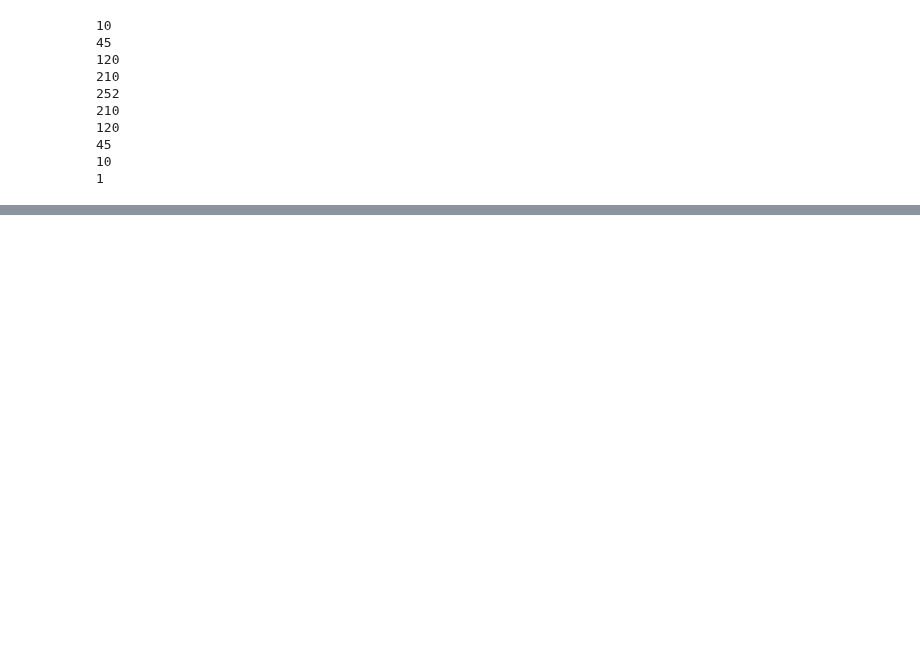
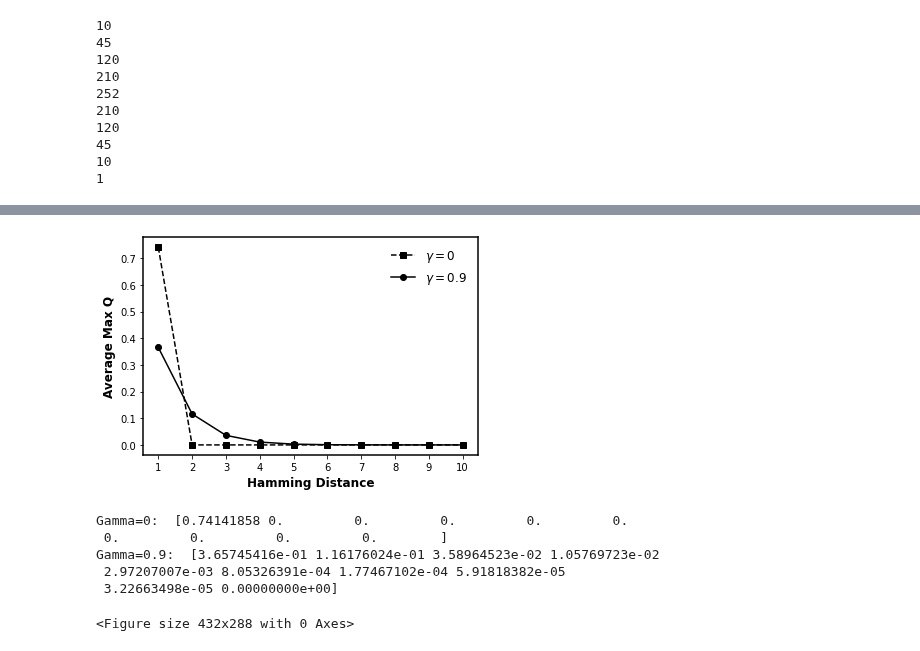
Before and after one commit to GrandJune/HAI, a Jupyter notebook: Denrell2004/Results.ipynb, the cells around one changed output, grey strips where cells are left out. Drawn from its saved outputs; the diff is of its cells as text; code cells hidden in the pictures; blank space fills up the shorter version.

```diff
--- a/Denrell2004/Results.ipynb
+++ b/Denrell2004/Results.ipynb
@@ -80,38 +80,69 @@ plt.clf()
 # %%
 from Q_learning import Agent
 import numpy as np
-results = []
-gamma = 0
+
+# gamma = 0
+results_gamma_0 = []
 for _ in range(100):
+    np.random.seed(None)
     q_agent = Agent(N=10, peak=1)
     for index in range(100):
-        q_agent.learn(alpha=0.2, gamma=gamma)
+        q_agent.learn(alpha=0.2, gamma=0)
     max_q_across_distance = []
     for index_list in index_across_distance:
-        q_values = []
+        max_q_values = []
         for index in index_list:
-            q_values.append(max(q_agent.Q_table[index]))
-        max_q_value = sum(q_values) / len(q_values)
-        max_q_across_distance.append(max_q_value)
-    results.append(max_q_across_distance)
-average_list = np.mean(results, axis=0)
+            max_q_values.append(max(q_agent.Q_table[index]))
+        ave_max_q_value = sum(max_q_values) / len(max_q_values)
+        max_q_across_distance.append(ave_max_q_value)
+    results_gamma_0.append(max_q_across_distance)
+average_list_gamma_0 = np.mean(results_gamma_0, axis=0)
+
+# gamma = 0.9
+results_gamma_09 = []
+for _ in range(100):
+    np.random.seed(None)
+    q_agent = Agent(N=10, peak=1)
+    for index in range(100):
+        q_agent.learn(alpha=0.2, gamma=0.9)
+    max_q_across_distance = []
+    for index_list in index_across_distance:
+        max_q_values = []
+        for index in index_list:
+            max_q_values.append(max(q_agent.Q_table[index]))
+        ave_max_q_value = sum(max_q_values) / len(max_q_values)
+        max_q_across_distance.append(ave_max_q_value)
+    results_gamma_09.append(max_q_across_distance)
+average_list_gamma_09 = np.mean(results_gamma_09, axis=0)
+
 # Figure 1: Ave Max Q across Hamming Distance
 x =  range(1, 11)
 # x = [50, 100, 150]
 fig, ax = plt.subplots()
 ax.spines["left"].set_linewidth(1.5)
 ax.spines["right"].set_linewidth(1.5)
 ax.spines["top"].set_linewidth(1.5)
 ax.spines["bottom"].set_linewidth(1.5)
-plt.plot(x, average_list, "k--s", label="$\gamma={0}$".format(gamma))
+plt.plot(x, average_list_gamma_0, "k--s", label="$\gamma={0}$".format(0))
+plt.plot(x, average_list_gamma_09, "k-o", label="$\gamma={0}$".format(0.9))
 # plt.plot(x, max_performance, "k-v", label="Max")
 plt.xlabel("Hamming Distance", fontweight='bold', fontsize=12)
 plt.ylabel('Average Max Q', fontweight='bold', fontsize=12)
 plt.xticks(x)
 # ax.set_ylim(0, 0.7)
 plt.legend(frameon=False, ncol=1, fontsize=12)
-plt.savefig(r"\Max_Q_across_Hamming.png", transparent=True, dpi=300)
+plt.savefig(r"Max_Q_across_Hamming.png", transparent=True, dpi=300)
 plt.show()
 plt.clf()
+print("Gamma=0: ", average_list_gamma_0)
+print("Gamma=0.9: ", average_list_gamma_09)
 # should be start with 0.73 (max) and 0.82 (softmax)
 # at the third sample, should be as close as to 1% difference
+# %% [output]
+[figure, added]
+Gamma=0:  [0.74141858 0.         0.         0.         0.         0.
+ 0.         0.         0.         0.        ]
+Gamma=0.9:  [3.65745416e-01 1.16176024e-01 3.58964523e-02 1.05769723e-02
+ 2.97207007e-03 8.05326391e-04 1.77467102e-04 5.91818382e-05
+ 3.22663498e-05 0.00000000e+00]
+<Figure size 432x288 with 0 Axes>
```
Also changed, not shown: parts of 3 cells of this notebook, 1 other file.
